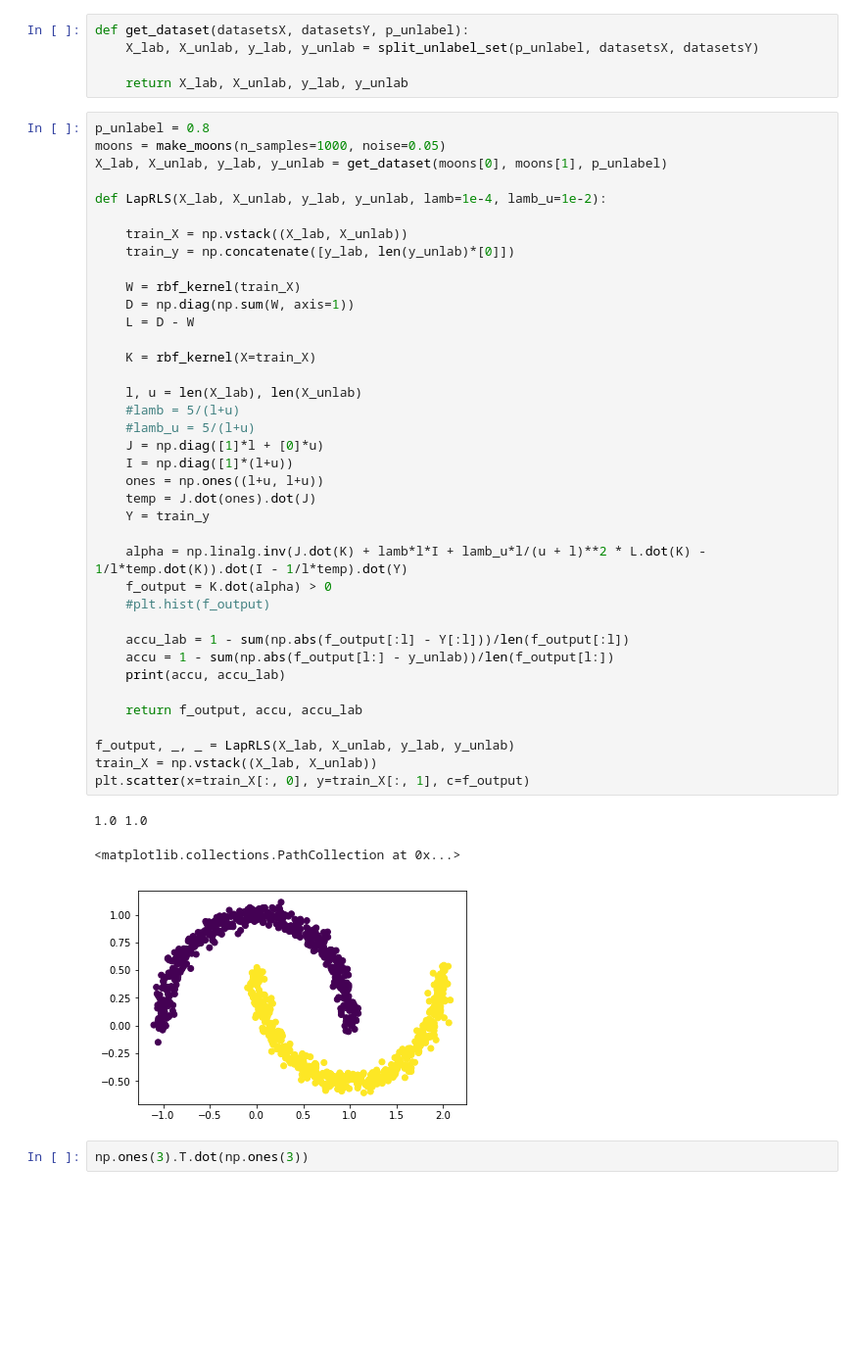
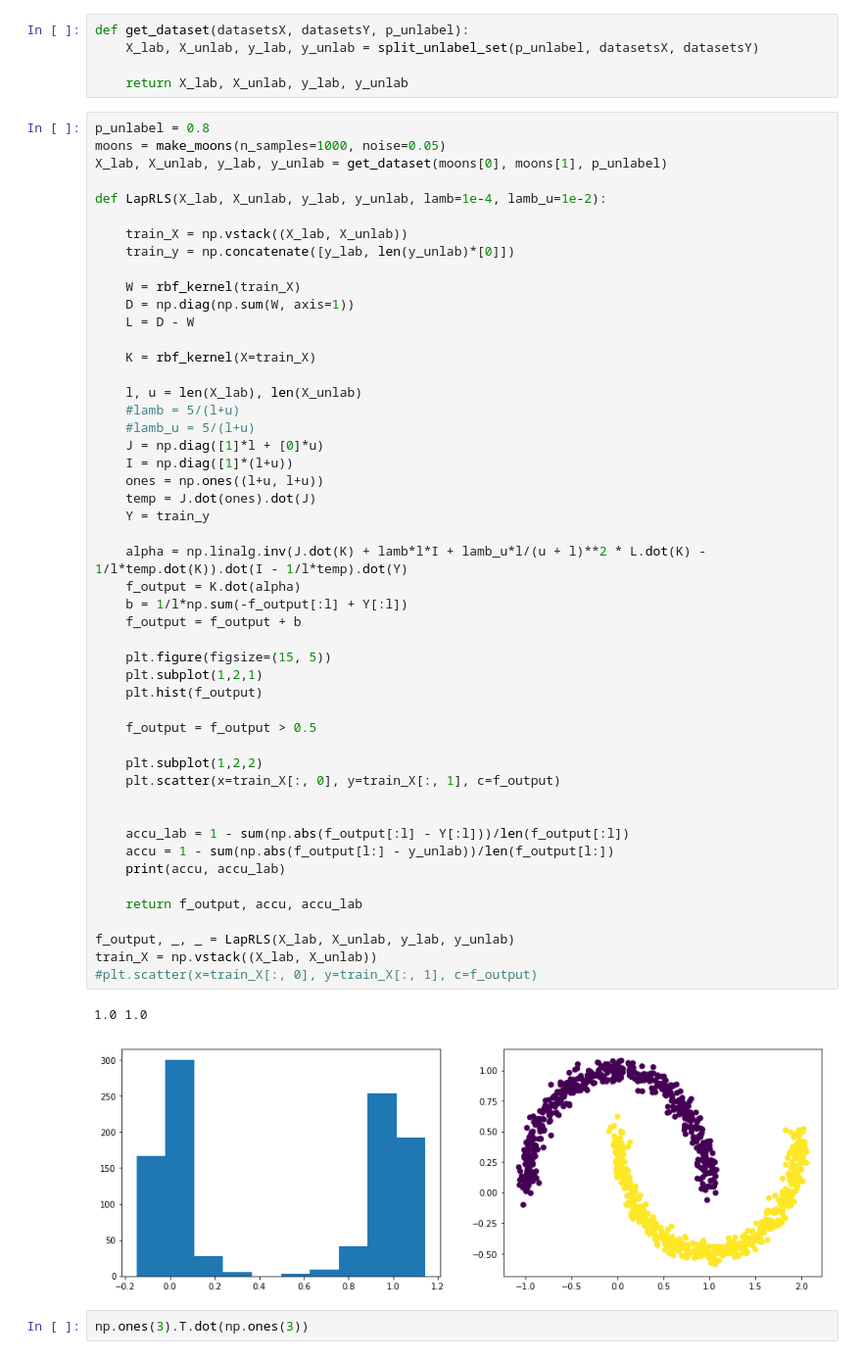
Before and after one commit to xiangnanyue/Machine_learning, a Jupyter notebook: TP_graphml_empty.ipynb, the cells around one changed output. Shown at 98% size. Cells and saved outputs as stored; diff of their text form; blank space fills up the shorter version.

```diff
--- a/TP_graphml_empty.ipynb
+++ b/TP_graphml_empty.ipynb
@@ -889,38 +889,48 @@ def LapRLS(X_lab, X_unlab, y_lab, y_unlab, lamb=1e-4, lamb_u=1e-2):
     train_X = np.vstack((X_lab, X_unlab))
     train_y = np.concatenate([y_lab, len(y_unlab)*[0]])
 
     W = rbf_kernel(train_X)
     D = np.diag(np.sum(W, axis=1))
     L = D - W
 
     K = rbf_kernel(X=train_X)
 
     l, u = len(X_lab), len(X_unlab)
     #lamb = 5/(l+u)
     #lamb_u = 5/(l+u)
     J = np.diag([1]*l + [0]*u)
     I = np.diag([1]*(l+u))
     ones = np.ones((l+u, l+u))
     temp = J.dot(ones).dot(J)
     Y = train_y
 
     alpha = np.linalg.inv(J.dot(K) + lamb*l*I + lamb_u*l/(u + l)**2 * L.dot(K) - 1/l*temp.dot(K)).dot(I - 1/l*temp).dot(Y)
-    f_output = K.dot(alpha) > 0
-    #plt.hist(f_output)
+    f_output = K.dot(alpha)
+    b = 1/l*np.sum(-f_output[:l] + Y[:l])
+    f_output = f_output + b
+
+    plt.figure(figsize=(15, 5))
+    plt.subplot(1,2,1)
+    plt.hist(f_output)
+
+    f_output = f_output > 0.5
+
+    plt.subplot(1,2,2)
+    plt.scatter(x=train_X[:, 0], y=train_X[:, 1], c=f_output)
+
 
     accu_lab = 1 - sum(np.abs(f_output[:l] - Y[:l]))/len(f_output[:l])
     accu = 1 - sum(np.abs(f_output[l:] - y_unlab))/len(f_output[l:])
     print(accu, accu_lab)
 
     return f_output, accu, accu_lab
 
 f_output, _, _ = LapRLS(X_lab, X_unlab, y_lab, y_unlab)
 train_X = np.vstack((X_lab, X_unlab))
-plt.scatter(x=train_X[:, 0], y=train_X[:, 1], c=f_output)
+#plt.scatter(x=train_X[:, 0], y=train_X[:, 1], c=f_output)
 # %% [output]
 1.0 1.0
-<matplotlib.collections.PathCollection at 0x...>
-[figure, old version]
+[figure, new version]
 # %%
 np.ones(3).T.dot(np.ones(3))
 # %% [output]
```
Also changed, not shown: parts of 4 cells of this notebook.
